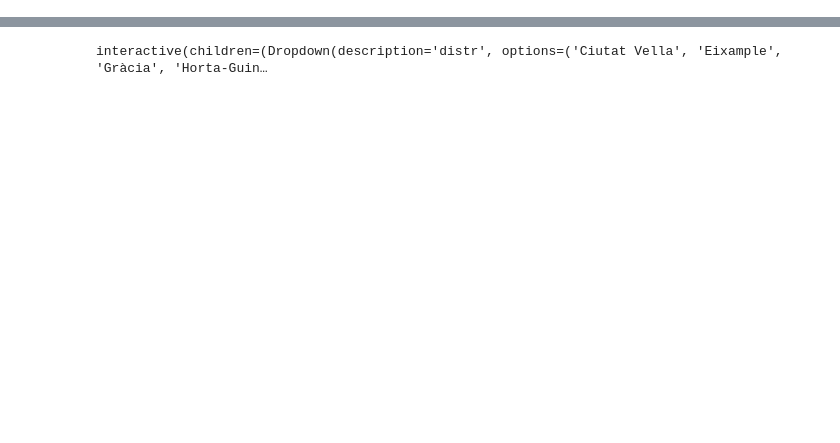
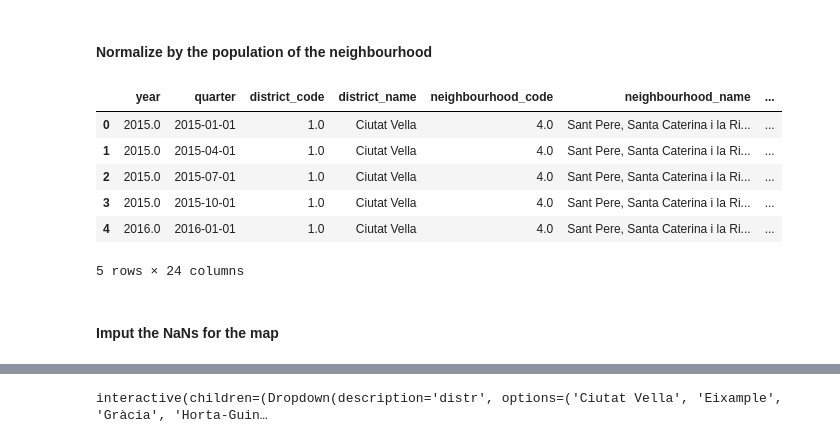
Before and after one commit to AntoniaVillarino/renting_airbnb_barcelona, a Jupyter notebook: variables_visualization.ipynb, the cells around one changed output, grey strips where cells are left out. Drawn from its saved outputs; the diff is of its cells as text; code cells hidden in the pictures; blank space fills up the shorter version.

```diff
--- a/variables_visualization.ipynb
+++ b/variables_visualization.ipynb
@@ -94,0 +117,23 @@ df['quarter'] = df['quarter'].apply(pd.to_datetime).values
+# %% [markdown]
+#### Normalize by the population of the neighbourhood
+# %%
+df_map = df.copy()
+
+population_features = ['short-term unemployment', 'long-term unemployment','no education',
+                       'medium education', 'bachelors degree']
+
+def my_func(row):
+    return row[population_features] / row['population']
+
+df_map[population_features] = df.apply(my_func, axis=1)
+df_map.head()
+# %% [output]
+|  | year | quarter | district_code | district_name | neighbourhood_code | neighbourhood_name | ... |
+| 0 | 2015.0 | 2015-01-01 | 1.0 | Ciutat Vella | 4.0 | Sant Pere, Santa Caterina i la Ri... | ... |
+| 1 | 2015.0 | 2015-04-01 | 1.0 | Ciutat Vella | 4.0 | Sant Pere, Santa Caterina i la Ri... | ... |
+| 2 | 2015.0 | 2015-07-01 | 1.0 | Ciutat Vella | 4.0 | Sant Pere, Santa Caterina i la Ri... | ... |
+| 3 | 2015.0 | 2015-10-01 | 1.0 | Ciutat Vella | 4.0 | Sant Pere, Santa Caterina i la Ri... | ... |
+| 4 | 2016.0 | 2016-01-01 | 1.0 | Ciutat Vella | 4.0 | Sant Pere, Santa Caterina i la Ri... | ... |
+5 rows × 24 columns
+# %% [markdown]
+#### Imput the NaNs for the map
```
Also changed, not shown: parts of 29 cells of this notebook, 8 other files.
